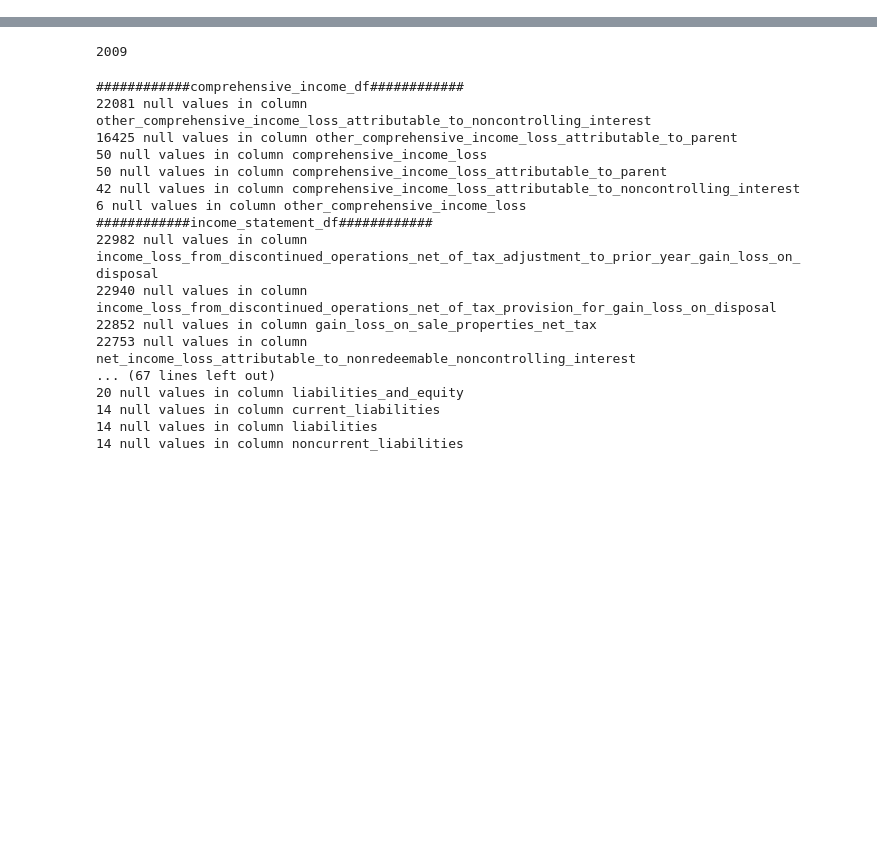
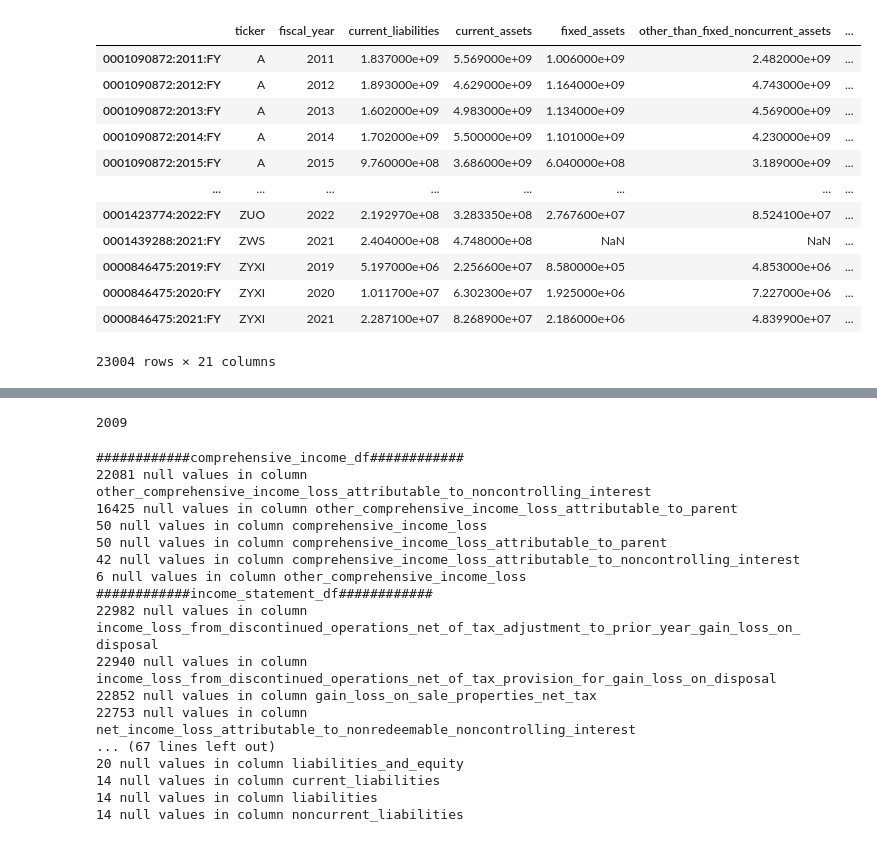
Before and after one commit to BNDT4Sen/Final-Project-Financial-Analysis, a Jupyter notebook: Exploratory-Data-Analysis/DataFrame_Exploration.ipynb, the cells around one changed output, grey strips where cells are left out. Drawn from its saved outputs; the diff is of its cells as text; code cells hidden in the pictures; blank space fills up the shorter version.

```diff
--- a/Exploratory-Data-Analysis/DataFrame_Exploration.ipynb
+++ b/Exploratory-Data-Analysis/DataFrame_Exploration.ipynb
@@ -21,3 +74,19 @@ other_information_list = [filing_information_df, company_information_df]
+# %%
+balance_sheet_df
+# %% [output]
+|  | ticker | fiscal_year | current_liabilities | current_assets | fixed_assets | other_than_fixed_noncurrent_assets | ... |
+| 0001090872:2011:FY | A | 2011 | 1.837000e+09 | 5.569000e+09 | 1.006000e+09 | 2.482000e+09 | ... |
+| 0001090872:2012:FY | A | 2012 | 1.893000e+09 | 4.629000e+09 | 1.164000e+09 | 4.743000e+09 | ... |
+| 0001090872:2013:FY | A | 2013 | 1.602000e+09 | 4.983000e+09 | 1.134000e+09 | 4.569000e+09 | ... |
+| 0001090872:2014:FY | A | 2014 | 1.702000e+09 | 5.500000e+09 | 1.101000e+09 | 4.230000e+09 | ... |
+| 0001090872:2015:FY | A | 2015 | 9.760000e+08 | 3.686000e+09 | 6.040000e+08 | 3.189000e+09 | ... |
+| ... | ... | ... | ... | ... | ... | ... | ... |
+| 0001423774:2022:FY | ZUO | 2022 | 2.192970e+08 | 3.283350e+08 | 2.767600e+07 | 8.524100e+07 | ... |
+| 0001439288:2021:FY | ZWS | 2021 | 2.404000e+08 | 4.748000e+08 | NaN | NaN | ... |
+| 0000846475:2019:FY | ZYXI | 2019 | 5.197000e+06 | 2.256600e+07 | 8.580000e+05 | 4.853000e+06 | ... |
+| 0000846475:2020:FY | ZYXI | 2020 | 1.011700e+07 | 6.302300e+07 | 1.925000e+06 | 7.227000e+06 | ... |
+| 0000846475:2021:FY | ZYXI | 2021 | 2.287100e+07 | 8.268900e+07 | 2.186000e+06 | 4.839900e+07 | ... |
+23004 rows × 21 columns
 # %%
 comprehensive_income_df
 # %% [output]
```
Also changed, not shown: parts of 6 cells of this notebook, 1 other file.
